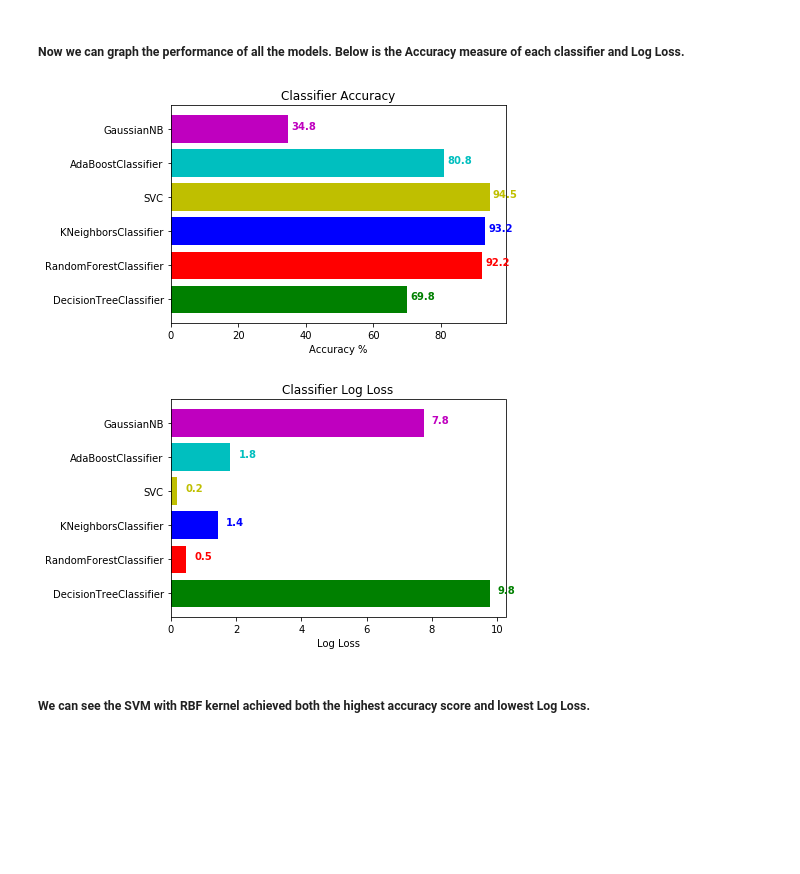
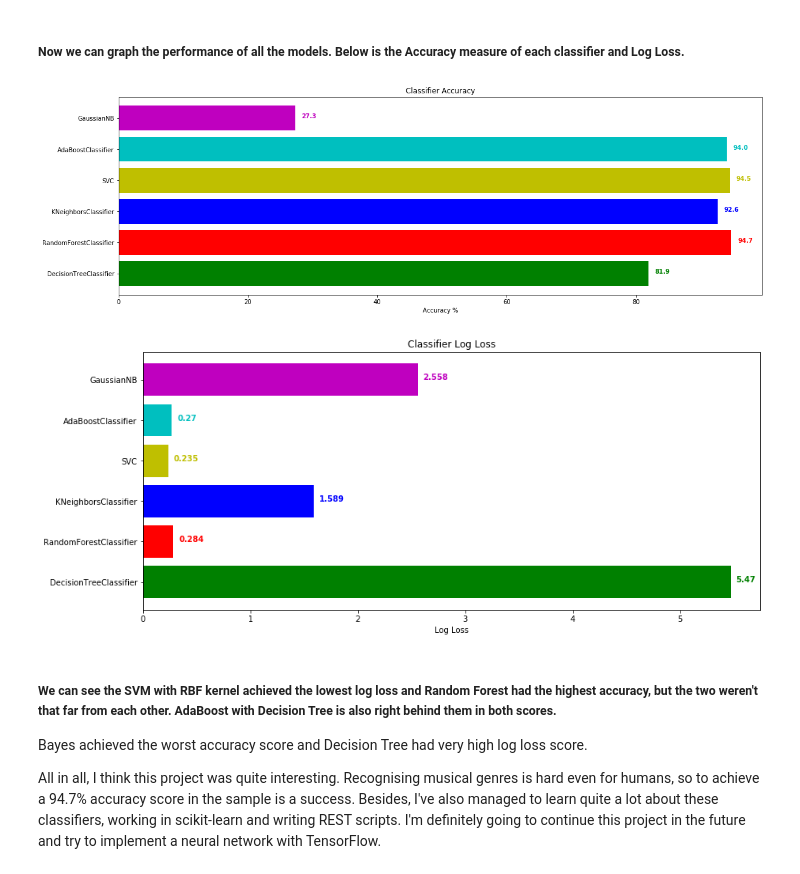
Before and after one commit to semmlerkonrad/Spotify-Classificator, a Jupyter notebook: DataAnalysis.ipynb, the cells around one changed output. Cells and saved outputs as stored; diff of their text form; code cells hidden in the pictures; blank space fills up the shorter version.

```diff
--- a/DataAnalysis.ipynb
+++ b/DataAnalysis.ipynb
@@ -61,7 +51,7 @@ spotify_data['Genre'].value_counts().plot(kind='bar', title='Genre distribution'
 # %%
 from sklearn.preprocessing import LabelEncoder
 from sklearn.model_selection import train_test_split, GridSearchCV
-from sklearn.preprocessing import StandardScaler
+from sklearn.preprocessing import RobustScaler
 
 le = LabelEncoder()
 spotify_data.loc[:, 'Genre'] = le.fit_transform(spotify_data.loc[:, 'Genre'])
@@ -69,6 +59,6 @@ spotify_data.loc[:, 'Genre'] = le.fit_transform(spotify_data.loc[:, 'Genre'])
 X, Y = spotify_data.drop('Genre', axis=1).values, spotify_data.loc[:, 'Genre'].values
 X_train, X_test, Y_train, Y_test = train_test_split(X, Y, test_size=0.2, random_state=2)
 
-scaler = StandardScaler()
+scaler = RobustScaler()
 scaled_X_train = scaler.fit_transform(X_train)
 scaled_X_test = scaler.fit_transform(X_test)
@@ -92,0 +86,23 @@ classifiers =[dtc, rfc, knnc, svc, abcr, gnb]
+# %%
+cols=['Classifier', 'Accuracy']
+results_default = pd.DataFrame(columns=cols)
+for clf in classifiers:
+    clf.fit(scaled_X_train, Y_train)
+    name = clf.__class__.__name__
+
+    train_predictions = clf.predict(scaled_X_test)
+    acc = accuracy_score(Y_test, train_predictions)
+
+    results_entry = pd.DataFrame([[name, acc*100]], columns=cols)
+    results_default = results_default.append(results_entry)
+
+plt.subplots(figsize=(10,6))
+color_table = ['g', 'r','b','y','c','m']
+plt.barh(y = results_default.loc[:, 'Classifier'], width=results_default.loc[:, 'Accuracy'], color = color_table)
+for i, v in enumerate(results_default.loc[:, 'Accuracy']):
+    plt.text(v+1, i , str(round(v,1)), color=color_table[i], fontweight='bold')
+plt.xlabel('Accuracy %')
+plt.title('Classifier Accuracy')
+plt.show()
+
+results_default
@@ -219,24 +244,29 @@ for clf in classifiers:
 # %% [markdown]
 ##### Now we can graph the performance of all the models. Below is the Accuracy measure of each classifier and Log Loss.
 # %%
-color_table = ['g', 'r','b','y','c','m']
-plt.barh(y = results.loc[:, 'Classifier'], width=results.loc[:, 'Accuracy'], color = ['g', 'r','b','y','c','m'])
+plt.subplots(figsize=(19,6))
+plt.barh(y = results.loc[:, 'Classifier'], width=results.loc[:, 'Accuracy'], color = color_table)
 for i, v in enumerate(results.loc[:, 'Accuracy']):
     plt.text(v+1, i , str(round(v,1)), color=color_table[i], fontweight='bold')
 plt.xlabel('Accuracy %')
 plt.title('Classifier Accuracy')
 plt.show()
 # %% [output]
-[figure, old version]
+[figure, new version]
 # %%
-plt.barh(y = results.loc[:, 'Classifier'], width=results.loc[:, 'Log Loss'], color = ['g', 'r','b','y','c','m'])
+plt.subplots(figsize=(14,6))
+plt.barh(y = results.loc[:, 'Classifier'], width=results.loc[:, 'Log Loss'], color = color_table)
 for i, v in enumerate(results.loc[:, 'Log Loss']):
-    plt.text(v+0.25,i , str(round(v,1)), color=color_table[i], fontweight='bold')
+    plt.text(v+0.05,i , str(round(v,3)), color=color_table[i], fontweight='bold')
 plt.xlabel('Accuracy %')
 plt.xlabel('Log Loss')
 plt.title('Classifier Log Loss')
 plt.show()
 # %% [output]
-[figure, old version]
+[figure, new version]
-# %% [markdown]
-##### We can see the SVM with RBF kernel achieved both the highest accuracy score and lowest Log Loss.
+# %% [markdown]
+##### We can see the SVM with RBF kernel achieved the lowest log loss and Random Forest had the highest accuracy, but the two weren't that far from each other. AdaBoost with Decision Tree is also right behind them in both scores.
+Bayes achieved the worst accuracy score and Decision Tree had very high log loss score.
+
+All in all, I think this project was quite interesting. Recognising musical genres is hard even for humans, so to achieve a 94.7% accuracy score in the sample is a success. Besides, I've also managed to learn quite a lot about these classifiers, working in scikit-learn and writing REST scripts.
+I'm definitely going to continue this project in the future and try to implement a neural network with TensorFlow.
```
Also changed, not shown: parts of 13 cells of this notebook, 4 other files.
